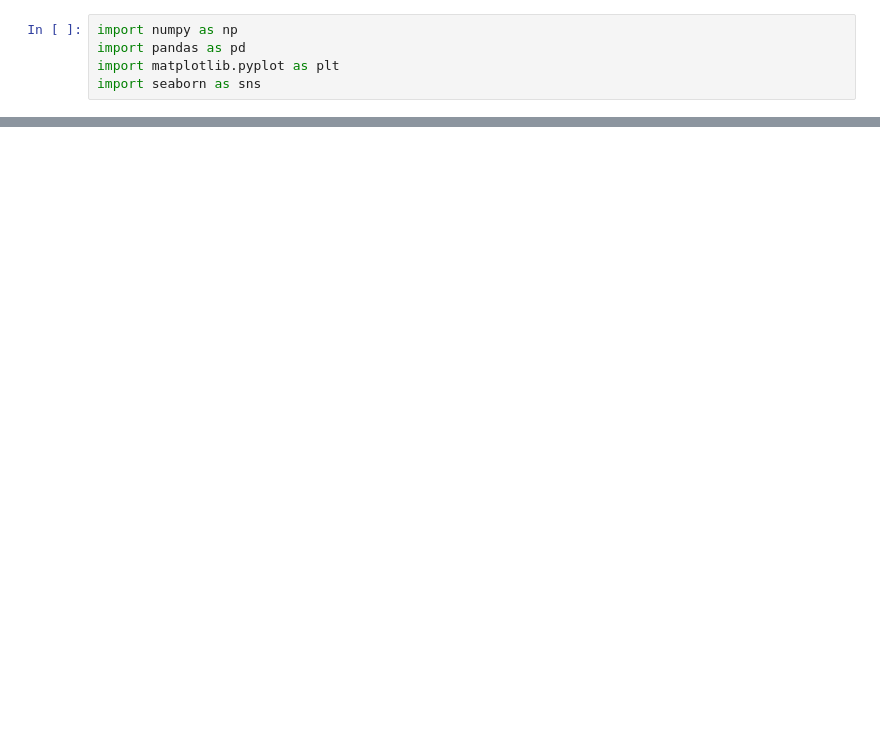
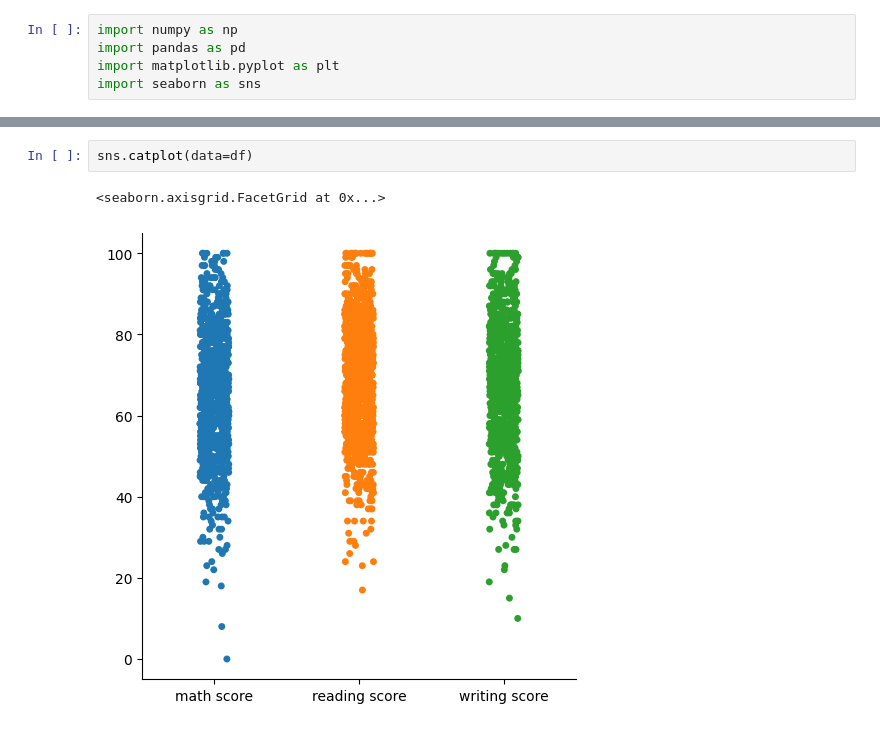
Before and after one commit to che711/DS_ML_course, a Jupyter notebook: lesson5_Seaborn/lesson6_seaborn_grid.ipynb, the cells around one changed output, grey strips where cells are left out. Cells and saved outputs as stored; diff of their text form; blank space fills up the shorter version.

```diff
--- a/lesson5_Seaborn/lesson6_seaborn_grid.ipynb
+++ b/lesson5_Seaborn/lesson6_seaborn_grid.ipynb
@@ -15,0 +37,5 @@ df.head()
+# %%
+sns.catplot(data=df)
+# %% [output]
+<seaborn.axisgrid.FacetGrid at 0x...>
+[figure, added]
```
Also changed, not shown: parts of 4 cells of this notebook, 1 other file.
